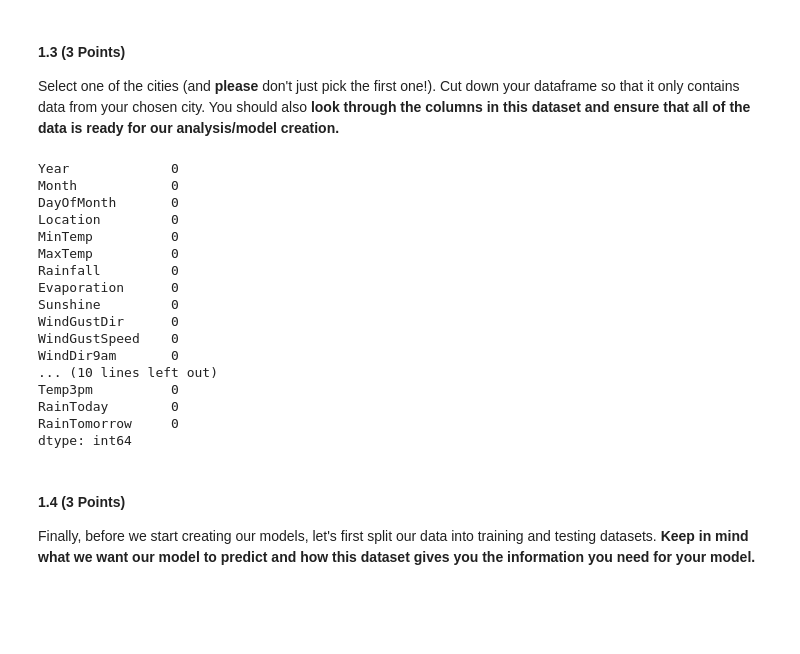
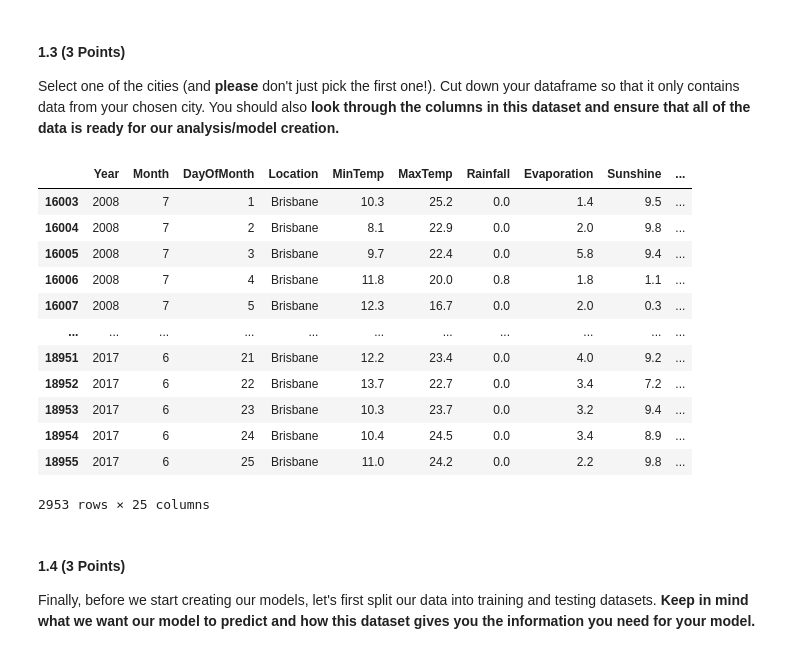
Before and after one commit to holscherj/CMSE202-s23-turnin, a Jupyter notebook: hw-04/HW_4_Regression_and_SVM_Jack_Holscher.ipynb, the cells around one changed output. Drawn from its saved outputs; the diff is of its cells as text; code cells hidden in the pictures; blank space fills up the shorter version.

```diff
--- a/hw-04/HW_4_Regression_and_SVM_Jack_Holscher.ipynb
+++ b/hw-04/HW_4_Regression_and_SVM_Jack_Holscher.ipynb
@@ -97,27 +97,24 @@ Select one of the cities (and **please** don't just pick the first one!). Cut do
 # %%
 #Write your code here
 other = weather_df[weather_df["Location"] != "Brisbane"].index
 weather_df.drop(other, inplace=True)
 
 weather_df.isnull().sum()
+weather_df
 # %% [output]
+|  | Year | Month | DayOfMonth | Location | MinTemp | MaxTemp | Rainfall | Evaporation | Sunshine | ... |
+| 16003 | 2008 | 7 | 1 | Brisbane | 10.3 | 25.2 | 0.0 | 1.4 | 9.5 | ... |
+| 16004 | 2008 | 7 | 2 | Brisbane | 8.1 | 22.9 | 0.0 | 2.0 | 9.8 | ... |
+| 16005 | 2008 | 7 | 3 | Brisbane | 9.7 | 22.4 | 0.0 | 5.8 | 9.4 | ... |
+| 16006 | 2008 | 7 | 4 | Brisbane | 11.8 | 20.0 | 0.8 | 1.8 | 1.1 | ... |
+| 16007 | 2008 | 7 | 5 | Brisbane | 12.3 | 16.7 | 0.0 | 2.0 | 0.3 | ... |
+| ... | ... | ... | ... | ... | ... | ... | ... | ... | ... | ... |
+| 18951 | 2017 | 6 | 21 | Brisbane | 12.2 | 23.4 | 0.0 | 4.0 | 9.2 | ... |
+| 18952 | 2017 | 6 | 22 | Brisbane | 13.7 | 22.7 | 0.0 | 3.4 | 7.2 | ... |
+| 18953 | 2017 | 6 | 23 | Brisbane | 10.3 | 23.7 | 0.0 | 3.2 | 9.4 | ... |
+| 18954 | 2017 | 6 | 24 | Brisbane | 10.4 | 24.5 | 0.0 | 3.4 | 8.9 | ... |
+| 18955 | 2017 | 6 | 25 | Brisbane | 11.0 | 24.2 | 0.0 | 2.2 | 9.8 | ... |
-Year             0
-Month            0
-DayOfMonth       0
-Location         0
-MinTemp          0
-MaxTemp          0
-Rainfall         0
-Evaporation      0
-Sunshine         0
-WindGustDir      0
-WindGustSpeed    0
-WindDir9am       0
-... (10 lines left out)
-Temp3pm          0
-RainToday        0
-RainTomorrow     0
-dtype: int64
+2953 rows × 25 columns
 # %% [markdown]
 #### 1.4 (3 Points)
 Finally, before we start creating our models, let's first split our data into training and testing datasets. **Keep in mind what we want our model to predict and how this dataset gives you the information you need for your model.**
```
Also changed, not shown: parts of 1 cell of this notebook, 1 other file.
